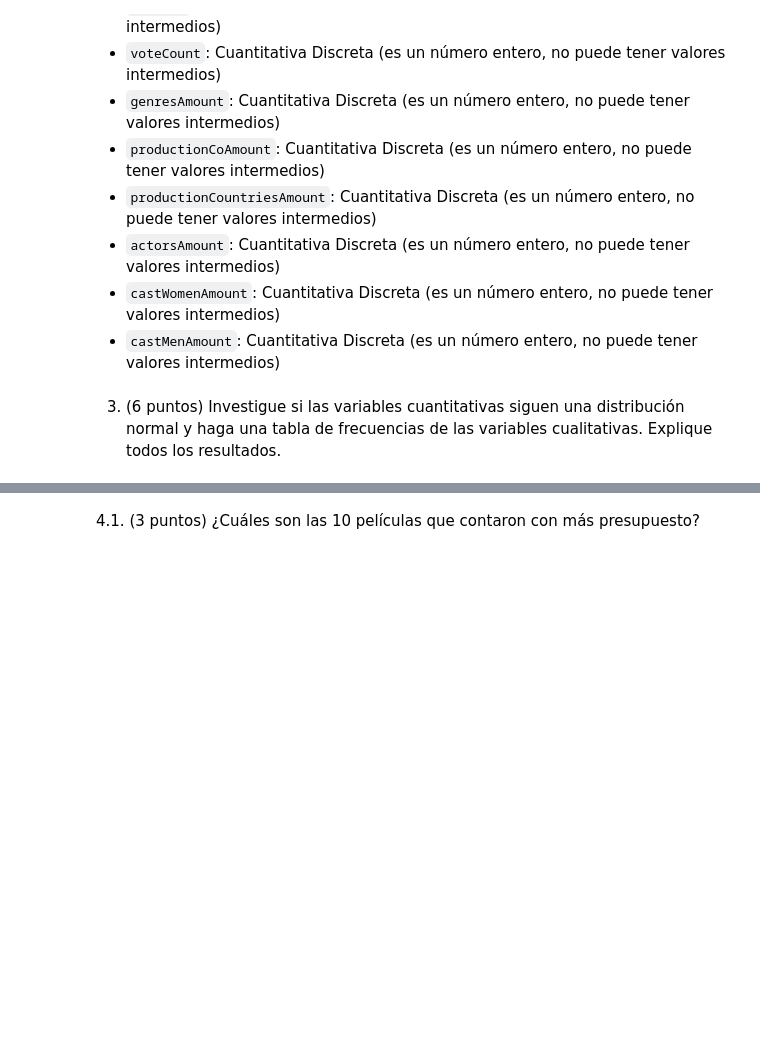
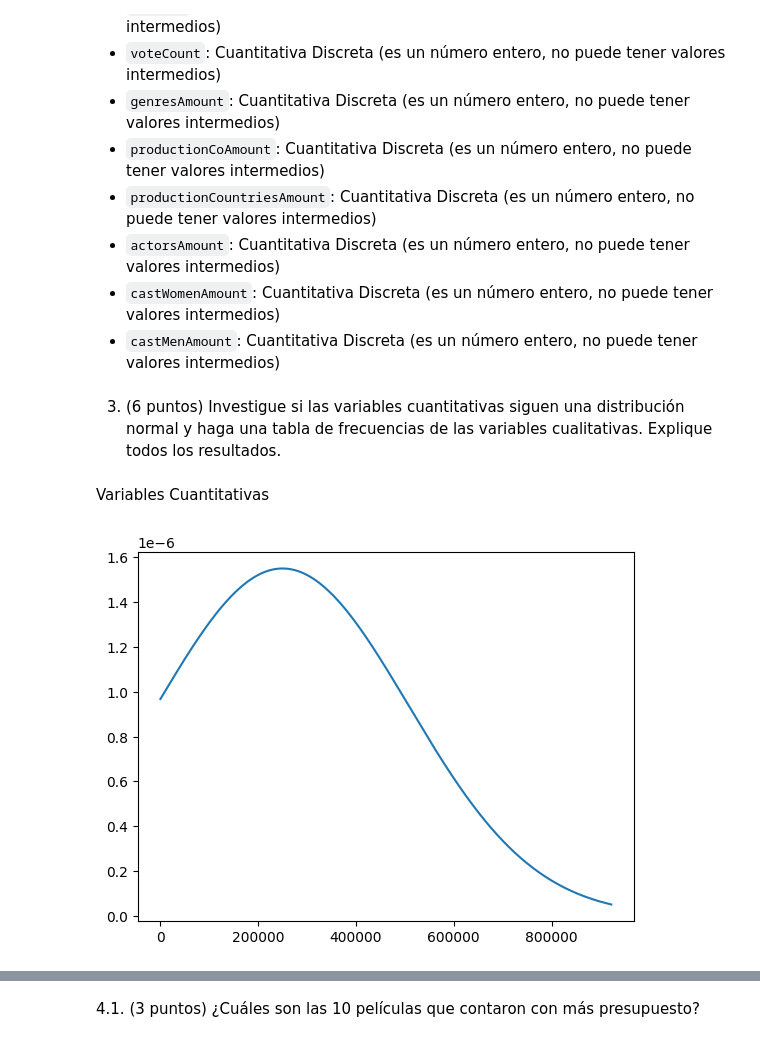
Before and after one commit to estebandonis/HT1-MineriadeDatos, a Jupyter notebook: ht1.ipynb, the cells around one changed output, grey strips where cells are left out. Saved outputs shown, nothing was run; the diff lists cells and outputs as text; code cells hidden in the pictures; blank space fills up the shorter version.

Commit message:
3 - cuantitativas

```diff
--- a/ht1.ipynb
+++ b/ht1.ipynb
@@ -90,3 +92,16 @@ Los datos con los que estaremos trabajando fueron extraídos de la página ofici
 - `castMenAmount`: Cuantitativa Discreta (es un número entero, no puede tener valores intermedios)
 # %% [markdown]
 3. (6 puntos) Investigue si las variables cuantitativas siguen una distribución normal y haga una tabla de frecuencias de las variables cualitativas. Explique todos los resultados.
+# %% [markdown]
+Variables Cuantitativas
+# %%
+id = df['id']
+
+# Calcular la media y la desviacion estandar
+mean = statistics.mean(id)
+sd = statistics.stdev(id)
+
+plt.plot(id, norm.pdf(id, mean, sd))
+plt.show()
+# %% [output]
+[figure, added]
```
Also changed, not shown: parts of 7 cells of this notebook.
